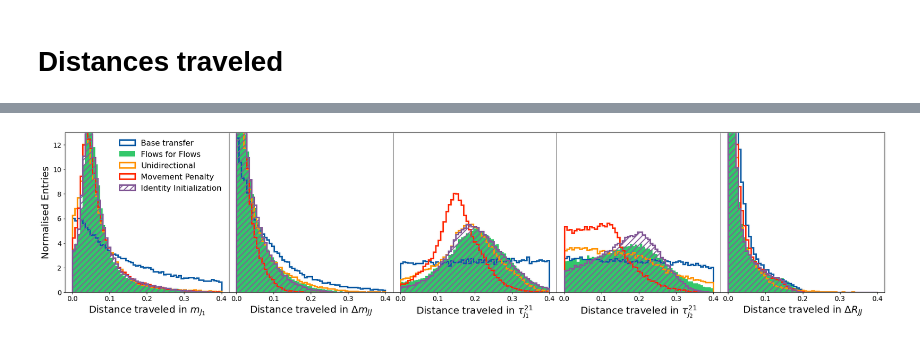
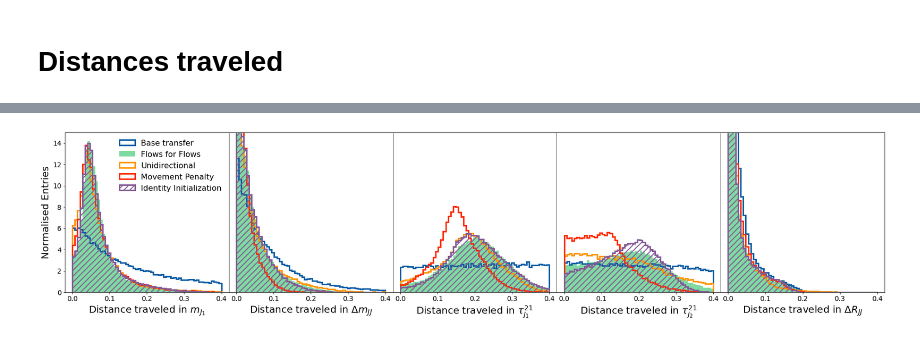
Before and after one commit to rmastand/flows4flows, a Jupyter notebook: paper_plots_science.ipynb, the cells around one changed output, grey strips where cells are left out. Drawn from its saved outputs; the diff is of its cells as text; code cells hidden in the pictures.

```diff
--- a/paper_plots_science.ipynb
+++ b/paper_plots_science.ipynb
@@ -363,27 +404,27 @@ Identity Initialization & 0.30076855421066284 & 0.07677986472845078 \\
 # %%
 bins = np.linspace(0, .4, 60)
 
 fig, ax = plt.subplots(1, 5, figsize = (30, 6))
 for i in range(5):
 
     ax[i].set_ylim(0, 20)
 
     for key in transformed_data.keys():
 
         ax[i].hist(feature_distances_traveled[i][key], bins = bins, label = labels_dict[key],
                    histtype = style_dict[key][0], density = True,color = style_dict[key][1],
                           alpha = style_dict[key][2],  hatch = style_dict[key][3], linewidth = style_dict[key][4])
     ax[i].set_xlabel(f"Distance traveled in {labels[i]}", fontsize = f_1)
-    ax[i].set_ylim(0,13)
+    ax[i].set_ylim(0,15)
     ax[i].tick_params(axis='both', labelsize=f_3)
     if i != 0:
         ax[i].set_yticks([])
 
 
 plt.subplots_adjust(wspace=0, hspace=0)
 ax[0].legend(fontsize = f_2, loc = "upper right", frameon = False)
 ax[0].set_ylabel("Normalised Entries", fontsize = f_1)
 plt.savefig(f"plots/science_distances_traveled_features.pdf", bbox_inches="tight")
 plt.show()
 # %% [output]
-[figure, old version]
+[figure, new version]
```
Also changed, not shown: parts of 2 cells of this notebook.
